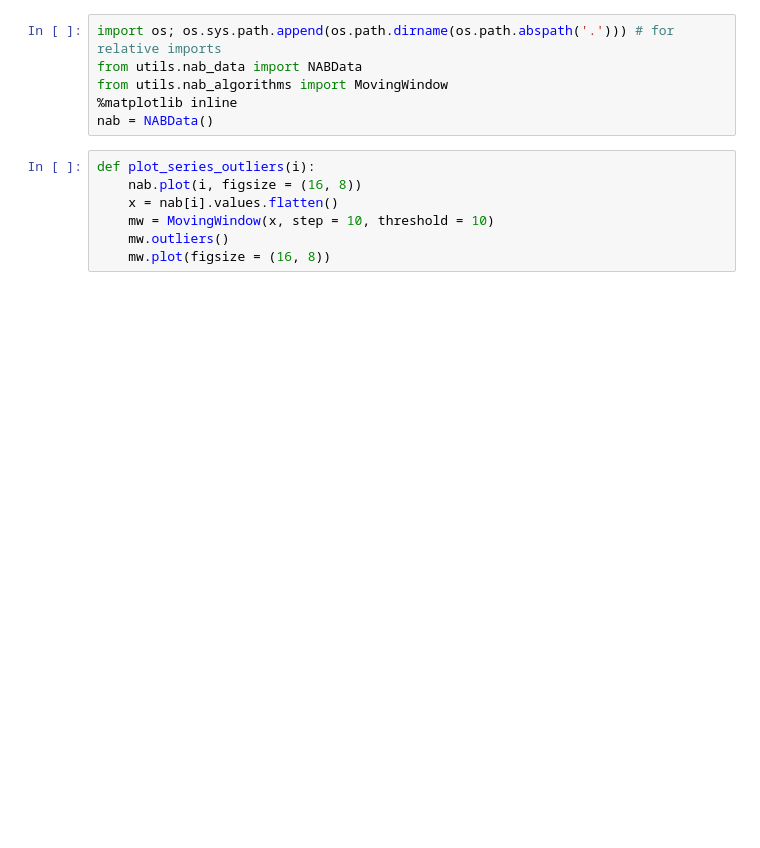
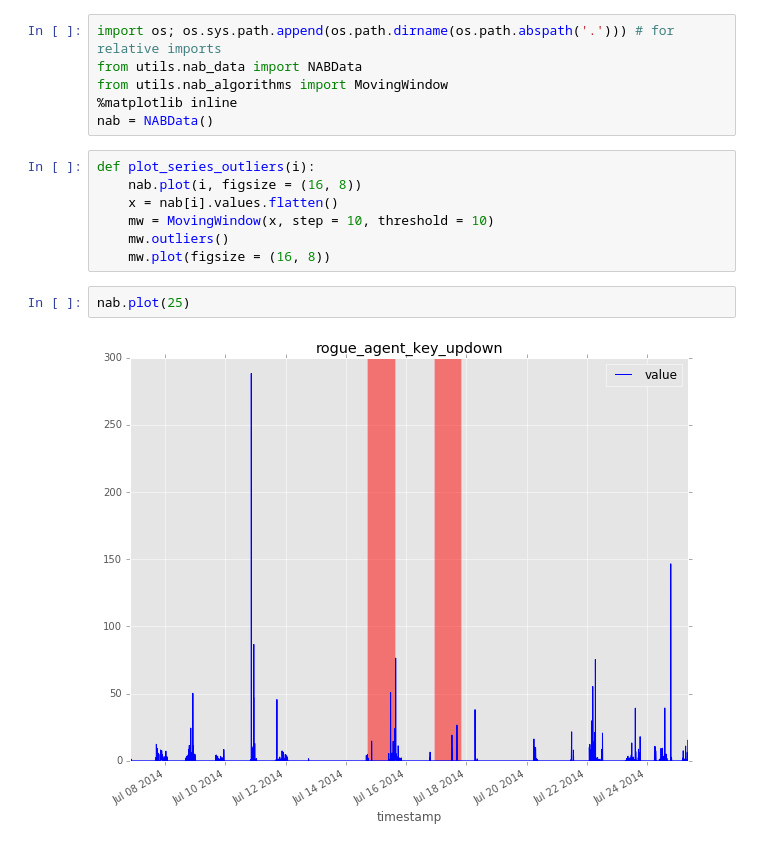
Before and after one commit to jonathanstrong/NAB, a Jupyter notebook: notebooks/Moving window outlier detection examples.ipynb, the cells around one changed output. Cells and saved outputs as stored; diff of their text form; blank space fills up the shorter version.

```diff
--- a/notebooks/Moving window outlier detection examples.ipynb
+++ b/notebooks/Moving window outlier detection examples.ipynb
@@ -11,6 +11,10 @@ def plot_series_outliers(i):
     mw = MovingWindow(x, step = 10, threshold = 10)
     mw.outliers()
     mw.plot(figsize = (16, 8))
+# %%
+nab.plot(25)
+# %% [output]
+[figure, added]
 # %%
 plot_series_outliers(25)
 # %% [output]
```
Also changed, not shown: parts of 3 cells of this notebook.
